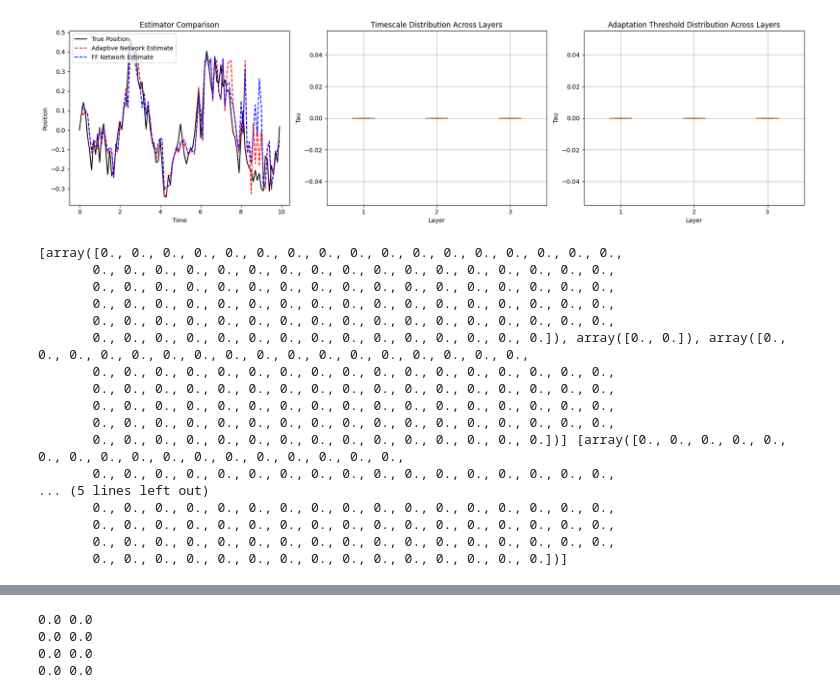
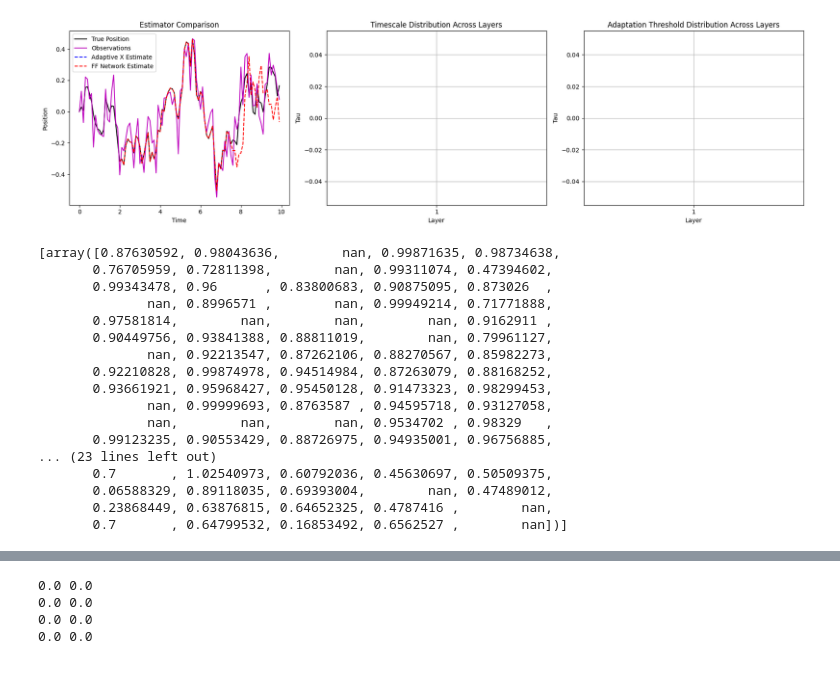
Before and after one commit to reecekeller/adaptation, a Jupyter notebook: models/linear_test.ipynb, the cells around one changed output, grey strips where cells are left out. Drawn from its saved outputs; the diff is of its cells as text; code cells hidden in the pictures.

```diff
--- a/models/linear_test.ipynb
+++ b/models/linear_test.ipynb
@@ -58,7 +61,7 @@ def create_sequences(data, window_size):
         targets.append(target)
     return np.array(sequences), np.array(targets)
 # %%
-window_size = 1
+window_size = 20
 
 x_sequences, x_targets = create_sequences(x, window_size)
 obs_sequences, obs_targets = create_sequences(obs, window_size)
@@ -75,10 +78,10 @@ obs_test = torch.tensor(x_sequences[split_idx:])
 
 # Define Adapting Network
 input_dim = window_size
-hidden_layers = [100, 2, 100]
+hidden_layers = [10]
 output_dim = 1
 
-learning_rate = 0.001
+learning_rate = 0.01
 num_epochs = 100000
 # %%
 linear_model = AdaptingMLP(input_dim, hidden_layers, output_dim)
@@ -140,0 +142,12 @@ Test Loss: 0.0281
+# %%
+linear_model.eval()
+linear_model.reset_hidden_states()
+predicted_output = linear_model(obs_test)
+test_loss = criterion(predicted_output.squeeze(), x_test)
+print(f'Test Loss: {test_loss.item():.4f}')
+
+linear_model.reset_hidden_states()
+
+x_seq = torch.tensor(x_sequences)
+linear_model_rollout = linear_model(x_seq)
+ff_model_rollout = ff_model(x_seq)
@@ -147,10 +162,10 @@ plt.subplot(1, 3, 1)
 # Plot results
 plt.plot(t_space, x, 'k', label='True Position')
 #plt.plot(t_space, z, '-r', label='Nuisance Variable')
-#plt.plot(t_space, obs, 'm', label='Observations')
+plt.plot(t_space, obs, 'm', label='Observations')
 #plt.plot(t_space, x_hat, 'g', label = 'Kalman Estimate ', linestyle='--')
-plt.plot(t_space[window_size:], linear_model_rollout.detach().numpy(), 'r', label = 'Adaptive Network Estimate', linestyle='--')
-plt.plot(t_space[window_size:], ff_model_rollout.detach().numpy(), 'b', label = 'FF Network Estimate', linestyle='--')
+plt.plot(t_space[window_size:], linear_model_rollout.detach().numpy(), 'b', label = 'Adaptive X Estimate', linestyle='--')
+plt.plot(t_space[window_size:], ff_model_rollout.detach().numpy(), 'r', label = 'FF Network Estimate', linestyle='--')
 
 #plt.ylim([-3, 3])
 plt.xlabel('Time')
@@ -170,51 +185,51 @@ plt.subplot(1, 3, 2)
 #
 plt.boxplot(data_for_boxplot, positions=np.arange(1, len(all_tau) + 1))
 # Customize the plot
 plt.xlabel('Layer')
 plt.ylabel('Tau')
 plt.title('Timescale Distribution Across Layers')
 plt.xticks(np.arange(1, len(all_tau) + 1), labels=np.arange(1, len(all_tau) + 1))  # Set x-axis ticks and labels
 plt.grid(True)
 
 
 data_for_boxplot = [list(v) for v in all_F]
 # Plotting
 #plt.figure(figsize=(10, 6))
 
 plt.subplot(1, 3, 3)
 plt.boxplot(data_for_boxplot, positions=np.arange(1, len(all_F) + 1))
 
 # Customize the plot
 plt.xlabel('Layer')
 plt.ylabel('Tau')
 plt.title('Adaptation Threshold Distribution Across Layers')
 plt.xticks(np.arange(1, len(all_F) + 1), labels=np.arange(1, len(all_F) + 1))  # Set x-axis ticks and labels
 plt.grid(True)
 
 # Show plot
 plt.tight_layout()
 plt.show()
 
 print(all_tau, all_F)
 # %% [output]
-[figure, old version]
+[figure, new version]
-[array([0., 0., 0., 0., 0., 0., 0., 0., 0., 0., 0., 0., 0., 0., 0., 0., 0.,
-       0., 0., 0., 0., 0., 0., 0., 0., 0., 0., 0., 0., 0., 0., 0., 0., 0.,
-       0., 0., 0., 0., 0., 0., 0., 0., 0., 0., 0., 0., 0., 0., 0., 0., 0.,
-       0., 0., 0., 0., 0., 0., 0., 0., 0., 0., 0., 0., 0., 0., 0., 0., 0.,
-       0., 0., 0., 0., 0., 0., 0., 0., 0., 0., 0., 0., 0., 0., 0., 0., 0.,
-       0., 0., 0., 0., 0., 0., 0., 0., 0., 0., 0., 0., 0., 0., 0.]), array([0., 0.]), array([0., 0., 0., 0., 0., 0., 0., 0., 0., 0., 0., 0., 0., 0., 0., 0., 0.,
-       0., 0., 0., 0., 0., 0., 0., 0., 0., 0., 0., 0., 0., 0., 0., 0., 0.,
-       0., 0., 0., 0., 0., 0., 0., 0., 0., 0., 0., 0., 0., 0., 0., 0., 0.,
-       0., 0., 0., 0., 0., 0., 0., 0., 0., 0., 0., 0., 0., 0., 0., 0., 0.,
-       0., 0., 0., 0., 0., 0., 0., 0., 0., 0., 0., 0., 0., 0., 0., 0., 0.,
-       0., 0., 0., 0., 0., 0., 0., 0., 0., 0., 0., 0., 0., 0., 0.])] [array([0., 0., 0., 0., 0., 0., 0., 0., 0., 0., 0., 0., 0., 0., 0., 0., 0.,
-       0., 0., 0., 0., 0., 0., 0., 0., 0., 0., 0., 0., 0., 0., 0., 0., 0.,
-... (5 lines left out)
-       0., 0., 0., 0., 0., 0., 0., 0., 0., 0., 0., 0., 0., 0., 0., 0., 0.,
-       0., 0., 0., 0., 0., 0., 0., 0., 0., 0., 0., 0., 0., 0., 0., 0., 0.,
-       0., 0., 0., 0., 0., 0., 0., 0., 0., 0., 0., 0., 0., 0., 0., 0., 0.,
-       0., 0., 0., 0., 0., 0., 0., 0., 0., 0., 0., 0., 0., 0., 0.])]
+[array([0.87630592, 0.98043636,        nan, 0.99871635, 0.98734638,
+       0.76705959, 0.72811398,        nan, 0.99311074, 0.47394602,
+       0.99343478, 0.96      , 0.83800683, 0.90875095, 0.873026  ,
+              nan, 0.8996571 ,        nan, 0.99949214, 0.71771888,
+       0.97581814,        nan,        nan,        nan, 0.9162911 ,
+       0.90449756, 0.93841388, 0.88811019,        nan, 0.79961127,
+              nan, 0.92213547, 0.87262106, 0.88270567, 0.85982273,
+       0.92210828, 0.99874978, 0.94514984, 0.87263079, 0.88168252,
+       0.93661921, 0.95968427, 0.95450128, 0.91473323, 0.98299453,
+              nan, 0.99999693, 0.8763587 , 0.94595718, 0.93127058,
+              nan,        nan,        nan, 0.9534702 , 0.98329   ,
+       0.99123235, 0.90553429, 0.88726975, 0.94935001, 0.96756885,
+... (23 lines left out)
+       0.7       , 1.02540973, 0.60792036, 0.45630697, 0.50509375,
+       0.06588329, 0.89118035, 0.69393004,        nan, 0.47489012,
+       0.23868449, 0.63876815, 0.64652325, 0.4787416 ,        nan,
+       0.7       , 0.64799532, 0.16853492, 0.6562527 ,        nan])]
 # %%
 plt.plot(x[1:]-linear_model_rollout.detach().numpy().squeeze(1), 'k')
 plt.plot(x[1:]-ff_model_rollout.detach().numpy().squeeze(1))
```
Also changed, not shown: parts of 4 cells of this notebook, 2 other files.
